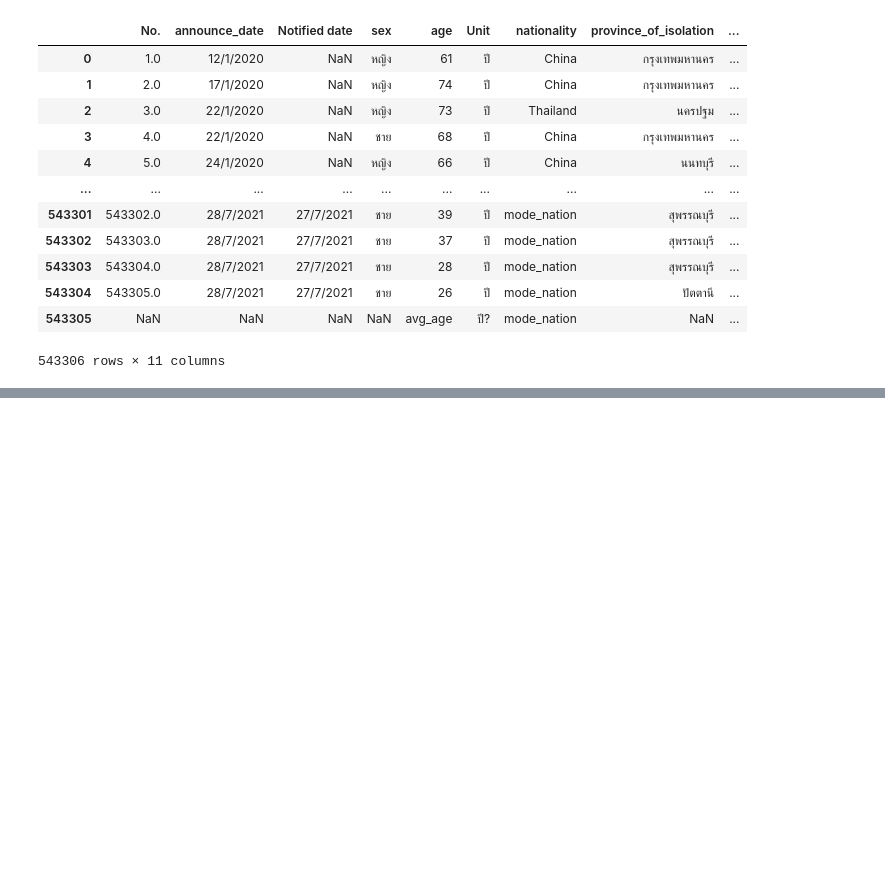
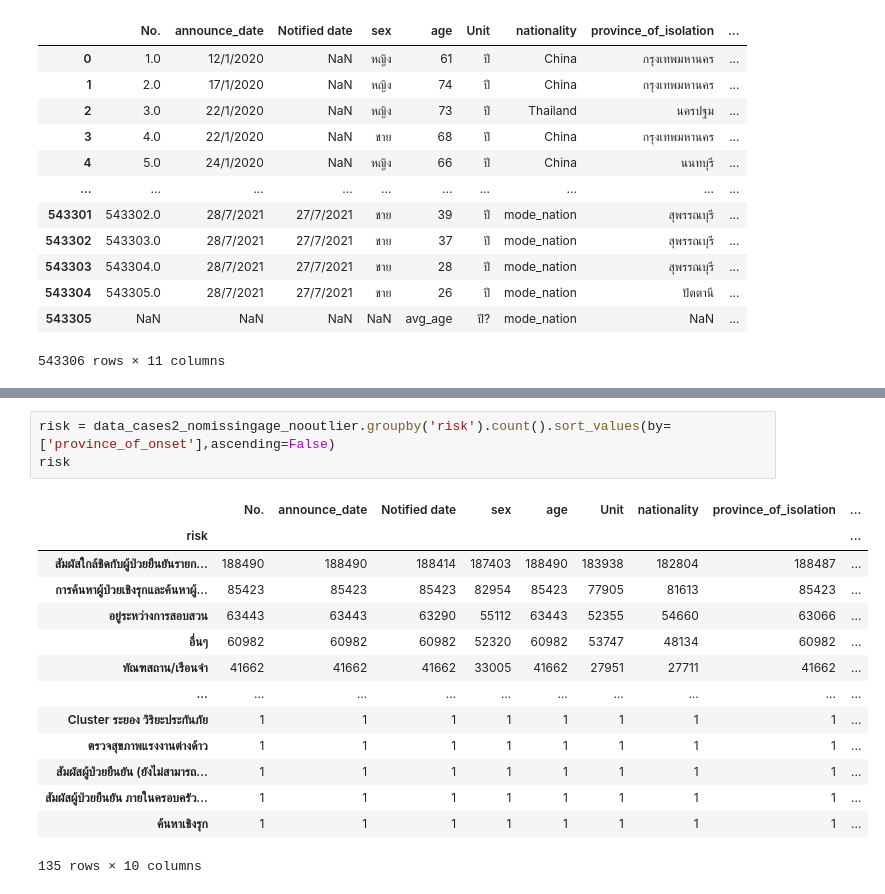
Before and after one commit to Jennapa-colab/DWDM21, a Jupyter notebook: Data_Preprocessing(chapter_3).ipynb, the cells around one changed output, grey strips where cells are left out. Saved outputs shown, nothing was run; the diff lists cells and outputs as text; blank space fills up the shorter version.

```diff
--- a/Data_Preprocessing(chapter_3).ipynb
+++ b/Data_Preprocessing(chapter_3).ipynb
@@ -1529,0 +1563,18 @@ data_cases
+# %%
+risk = data_cases2_nomissingage_nooutlier.groupby('risk').count().sort_values(by=['province_of_onset'],ascending=False)
+risk
+# %% [output]
+|  | No. | announce_date | Notified date | sex | age | Unit | nationality | province_of_isolation | ... |
+| risk |  |  |  |  |  |  |  |  | ... |
+| สัมผัสใกล้ชิดกับผู้ป่วยยืนยันรายก... | 188490 | 188490 | 188414 | 187403 | 188490 | 183938 | 182804 | 188487 | ... |
+| การค้นหาผู้ป่วยเชิงรุกและค้นหาผู้... | 85423 | 85423 | 85423 | 82954 | 85423 | 77905 | 81613 | 85423 | ... |
+| อยู่ระหว่างการสอบสวน | 63443 | 63443 | 63290 | 55112 | 63443 | 52355 | 54660 | 63066 | ... |
+| อื่นๆ | 60982 | 60982 | 60982 | 52320 | 60982 | 53747 | 48134 | 60982 | ... |
+| ทัณฑสถาน/เรือนจำ | 41662 | 41662 | 41662 | 33005 | 41662 | 27951 | 27711 | 41662 | ... |
+| ... | ... | ... | ... | ... | ... | ... | ... | ... | ... |
+| Cluster ระยอง วิริยะประกันภัย | 1 | 1 | 1 | 1 | 1 | 1 | 1 | 1 | ... |
+| ตรวจสุขภาพแรงงานต่างด้าว | 1 | 1 | 1 | 1 | 1 | 1 | 1 | 1 | ... |
+| สัมผัสผู้ป่วยยืนยัน (ยังไม่สามารถ... | 1 | 1 | 1 | 1 | 1 | 1 | 1 | 1 | ... |
+| สัมผัสผู้ป่วยยืนยัน ภายในครอบครัว... | 1 | 1 | 1 | 1 | 1 | 1 | 1 | 1 | ... |
+| ค้นหาเชิงรุก | 1 | 1 | 1 | 1 | 1 | 1 | 1 | 1 | ... |
+135 rows × 10 columns
```
Also changed, not shown: parts of 2 cells of this notebook.
